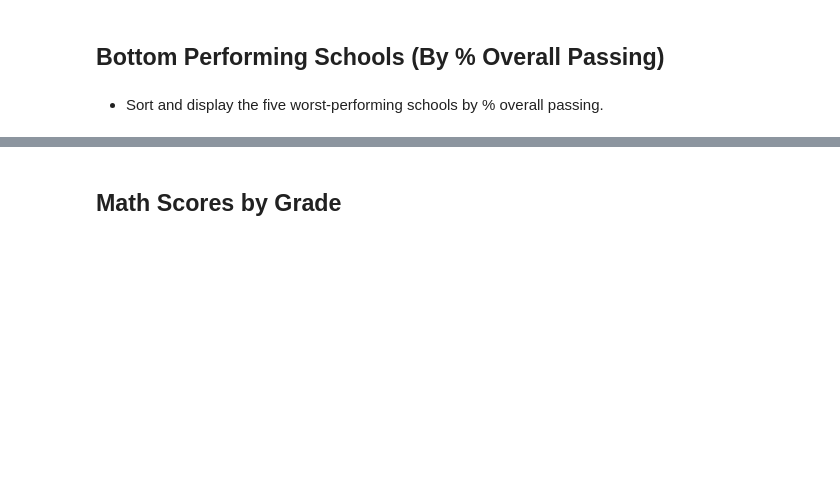
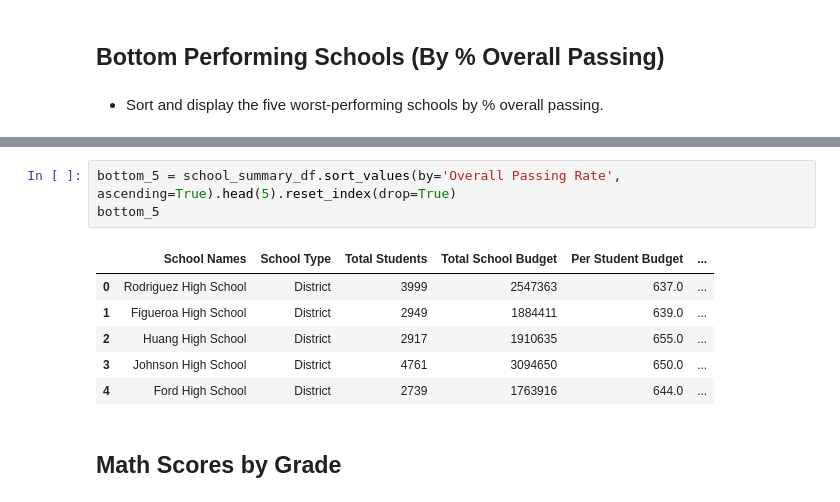
Before and after one commit to stasmruz/pandas_challange, a Jupyter notebook: PyCitySchools/pyCitySchool.ipynb, the cells around one changed output, grey strips where cells are left out. Drawn from its saved outputs; the diff is of its cells as text; blank space fills up the shorter version.

```diff
--- a/PyCitySchools/pyCitySchool.ipynb
+++ b/PyCitySchools/pyCitySchool.ipynb
@@ -208,3 +200,13 @@ top_5
+# %%
+bottom_5 = school_summary_df.sort_values(by='Overall Passing Rate', ascending=True).head(5).reset_index(drop=True)
+bottom_5
+# %% [output]
+|  | School Names | School Type | Total Students | Total School Budget | Per Student Budget | ... |
+| 0 | Rodriguez High School | District | 3999 | 2547363 | 637.0 | ... |
+| 1 | Figueroa High School | District | 2949 | 1884411 | 639.0 | ... |
+| 2 | Huang High School | District | 2917 | 1910635 | 655.0 | ... |
+| 3 | Johnson High School | District | 4761 | 3094650 | 650.0 | ... |
+| 4 | Ford High School | District | 2739 | 1763916 | 644.0 | ... |
 # %% [markdown]
 ## Math Scores by Grade
 # %% [markdown]
```
Also changed, not shown: parts of 11 cells of this notebook.
